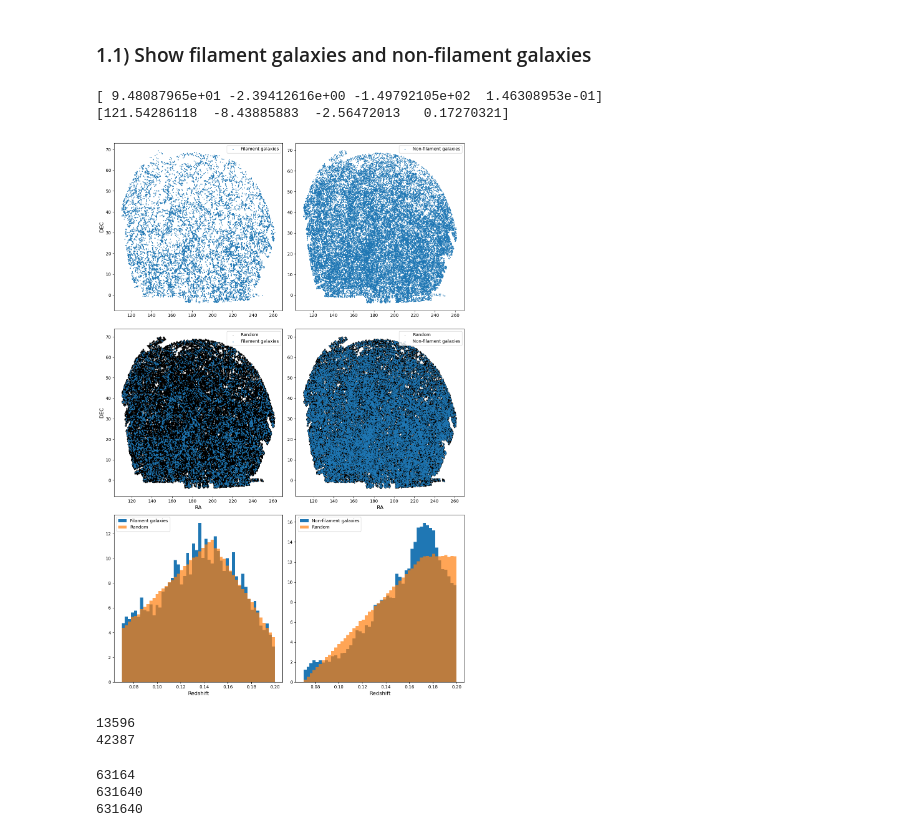
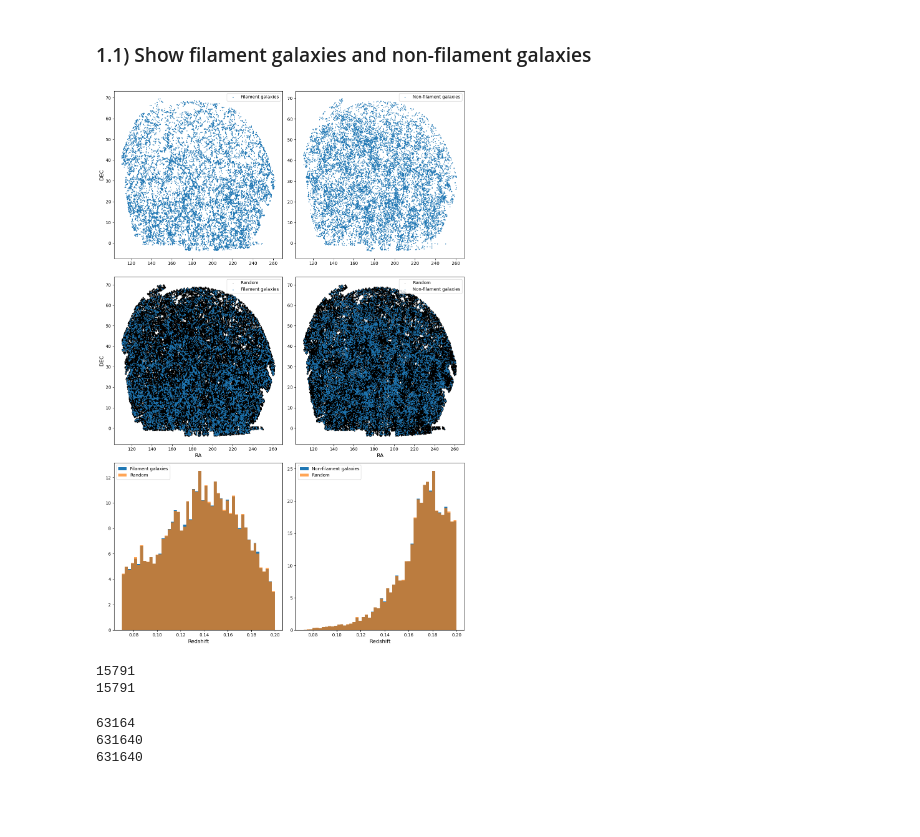
Before and after one commit to FedeDavilaKurban/filbao, a Jupyter notebook: main.ipynb, the cells around one changed output. Cells and saved outputs as stored; diff of their text form; code cells hidden in the pictures; blank space fills up the shorter version.

```diff
--- a/main.ipynb
+++ b/main.ipynb
@@ -258,8 +260,10 @@ plt.show()
 import matplotlib.pyplot as plt
 
 # Define filament and non-filament galaxies
-filgxs = cat_sdss_z_mag[cat_sdss_z_mag['dist_fil']<=dist_min]
-nonfilgxs = cat_sdss_z_mag[cat_sdss_z_mag['dist_fil']>dist_max]
+p25,p50,p75 = np.percentile(cat_sdss_z_mag['dist_fil'],[25,50,75])
+
+filgxs = cat_sdss_z_mag[cat_sdss_z_mag['dist_fil']<=p25]
+nonfilgxs = cat_sdss_z_mag[cat_sdss_z_mag['dist_fil']>p75]
 
 # Create randoms for each sample
 random_filgxs_red = generate_random_red(filgxs['red'].values, nrand, ran_method=ran_method, deg=deg)
@@ -308,38 +312,36 @@ axes[1,0].set_xlabel("RA", fontsize=12)
 axes[0,0].set_ylabel("DEC", fontsize=12)
 axes[1,0].set_ylabel("DEC", fontsize=12)
 axes[0,0].tick_params(axis='both', labelsize=10)
 
 
 #axes[1].set_title("Redshift distribution", fontsize=14)
 axes[1,1].set_xlabel("RA", fontsize=12)
 axes[0,1].tick_params(axis='both', labelsize=10)
 
 axes[0,0].legend(loc=1)
 axes[0,1].legend(loc=1)
 axes[1,0].legend(loc=1)
 axes[1,1].legend(loc=1)
 axes[2,0].legend(loc=2)
 axes[2,1].legend(loc=2)
 
 
 axes[2,0].set_xlabel("Redshift", fontsize=12)
 axes[2,1].set_xlabel("Redshift", fontsize=12)
 
 # Adjust layout for readability
 plt.tight_layout()
 
 # Save or show the figure
 #plt.savefig('1x2_plot_layout.png', dpi=300)  # Save as a high-res image
 plt.show()
 
 print(len(filgxs))
 print(len(nonfilgxs))
 # %% [output]
+[figure, new version]
-[ 9.48087965e+01 -2.39412616e+00 -1.49792105e+02  1.46308953e-01]
-[121.54286118  -8.43885883  -2.56472013   0.17270321]
+15791
+15791
-[figure, old version]
-13596
-42387
 # %%
 print(len(cat_sdss_z_mag))
 print(len(random_filgxs))
```
Also changed, not shown: parts of 8 cells of this notebook.
